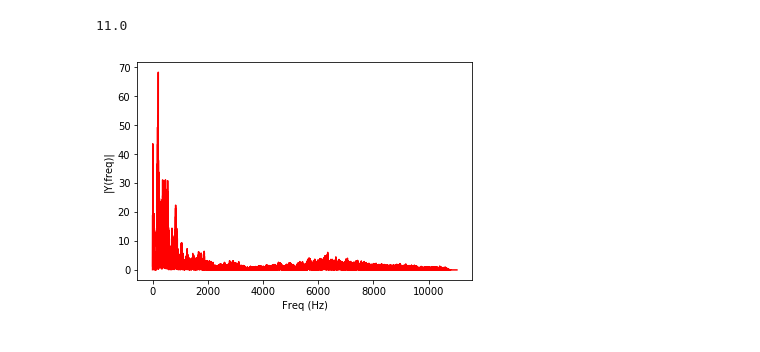
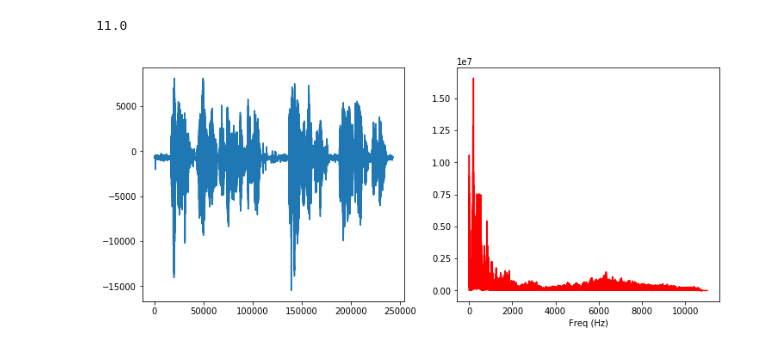
Before and after one commit to rushtongarth/dsp, a Jupyter notebook: effects/modulate.ipynb, the cells around one changed output. Cells and saved outputs as stored; diff of their text form; code cells hidden in the pictures.

```diff
--- a/effects/modulate.ipynb
+++ b/effects/modulate.ipynb
@@ -29,16 +29,18 @@ sig.shape[0]/sr
 # %%
 n = sig.shape[0] # length of the signal
 k = np.arange(n)
 T = n/sr
 frq = k/T # two sides frequency range
-frq = frq[range(n//2)] # one side frequency range
+half = n//2
+frq = frq[:half] # one side frequency range
 
-Y = fftp.fft(sig)/n # fft computing and normalization
-Y = Y[range(n//2)]
+Y0 = fftp.fft(sig) # fft computing and normalization
+Y = Y0[:half]
 
-plt.plot(frq[1:],abs(Y[1:]),'r') # plotting the spectrum
-plt.xlabel('Freq (Hz)')
-plt.ylabel('|Y(freq)|')
+f,a = plt.subplots(1,2,figsize=(12,5))
+a[0].plot(sig)
+a[1].plot(frq[1:],abs(Y[1:]),'r') # plotting the spectrum
+a[1].set_xlabel('Freq (Hz)')
 plt.show()
 # %% [output]
-[figure, old version]
+[figure, new version]
```
Also changed, not shown: parts of 6 cells of this notebook.
